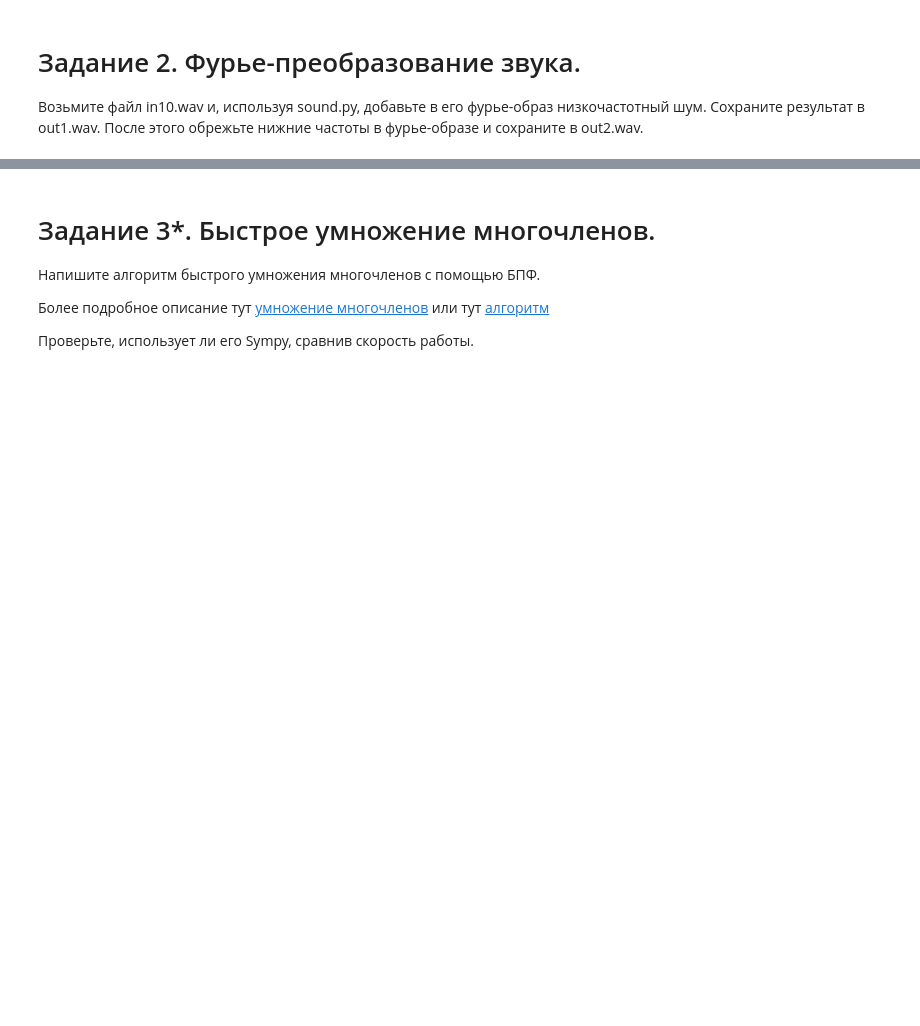
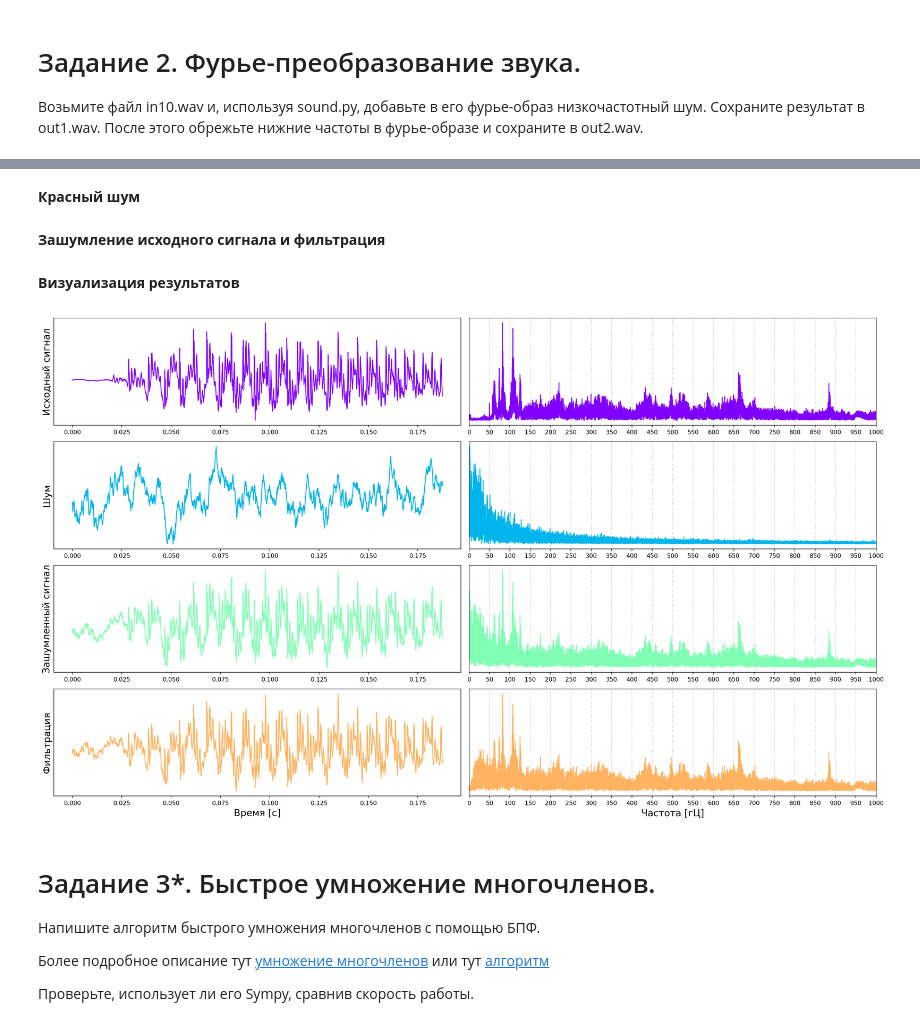
Before and after one commit to ShmakovVladimir/Computational_mathematics_second_sem, a Jupyter notebook: hw5/Семинар_+_Задание_5_Дискретный_Фурье.ipynb, the cells around one changed output, grey strips where cells are left out. Saved outputs shown, nothing was run; the diff lists cells and outputs as text; code cells hidden in the pictures; blank space fills up the shorter version.

```diff
--- a/hw5/Семинар_+_Задание_5_Дискретный_Фурье.ipynb
+++ b/hw5/Семинар_+_Задание_5_Дискретный_Фурье.ipynb
@@ -578,3 +587,55 @@ True
+# %%
+sample_rate, sound = wavfile.read('in10.wav')
+sound = sound[:, 0]
+freq = fft.fftfreq(n = len(sound), d = 1 / sample_rate)
+positive_freq_mask = freq > 0
+sound_amplitudes = np.abs(fft.fft(sound))[positive_freq_mask]
+freq = freq[positive_freq_mask]
+# %% [markdown]
+__Красный шум__
+# %%
+white_noise = (np.random.random(*sound.shape) - 0.5) * 2
+cutoff = 30
+sos = signal.butter(1, cutoff, 'low', output = 'sos', fs = sample_rate)
+red_noise = signal.sosfilt(sos, white_noise)
+red_noise *= np.max(sound) / np.max(np.abs(red_noise))
+red_noise_amplitudes = np.abs(fft.fft(red_noise))[positive_freq_mask]
+# %% [markdown]
+__Зашумление исходного сигнала и фильтрация__
+# %%
+noise_attenuation = 0.3
+noised_signal = noise_attenuation * red_noise + sound * (1 - noise_attenuation)
+noised_signal_amplitudes = np.abs(fft.fft(noised_signal))[positive_freq_mask]
+
+sos = signal.butter(1, cutoff, 'highpass', output = 'sos', fs = sample_rate)
+hpfiltered_noised_signal = signal.sosfilt(sos, noised_signal)
+hpfiltered_noised_signal_amplitudes = np.abs(fft.fft(hpfiltered_noised_signal))[positive_freq_mask]
+# %% [markdown]
+__Визуализация результатов__
+# %%
+fig, ax = plt.subplots(4, 2, figsize = (20, 12), dpi = 200)
+amps = [sound_amplitudes, red_noise_amplitudes, noised_signal_amplitudes, hpfiltered_noised_signal_amplitudes]
+signals = [sound, red_noise, noised_signal, hpfiltered_noised_signal]
+labels = ['Исходный сигнал', 'Шум', 'Зашумленный сигнал', 'Фильтрация']
+colors = cm.rainbow(np.arange(len(signals)) / len(signals))
+time = np.arange(len(sound)) / sample_rate
+for left_ax, right_ax, color, sig, amp, label in zip(ax[:, 0], ax[:, 1], colors, signals, amps, labels):
+    left_ax.plot(time[:3000], sig[:3000], color = color)
+    right_ax.plot(freq, amp, color = color)
+    right_ax.set_xlim(0, 1000)
+    left_ax.set_yticks([])
+    left_ax.set_ylabel(label, fontsize = 16)
+    right_ax.set_yticks([])
+    right_ax.sharex(ax[0, 1])
+    left_ax.sharex(ax[0, 0])
+    right_ax.grid(ls  = ':')
+    right_ax.set_xticks(np.arange(0, 1050, 50))
+
+ax[-1, 0].set_xlabel("Время [с]", fontsize = 16)
+ax[-1, 1].set_xlabel("Частота [гЦ]", fontsize = 16)
+fig.tight_layout()
+# %% [output]
+[figure, added]
 # %% [markdown]
 # Задание 3*. Быстрое умножение многочленов.
 
```
Also changed, not shown: parts of 2 cells of this notebook.
